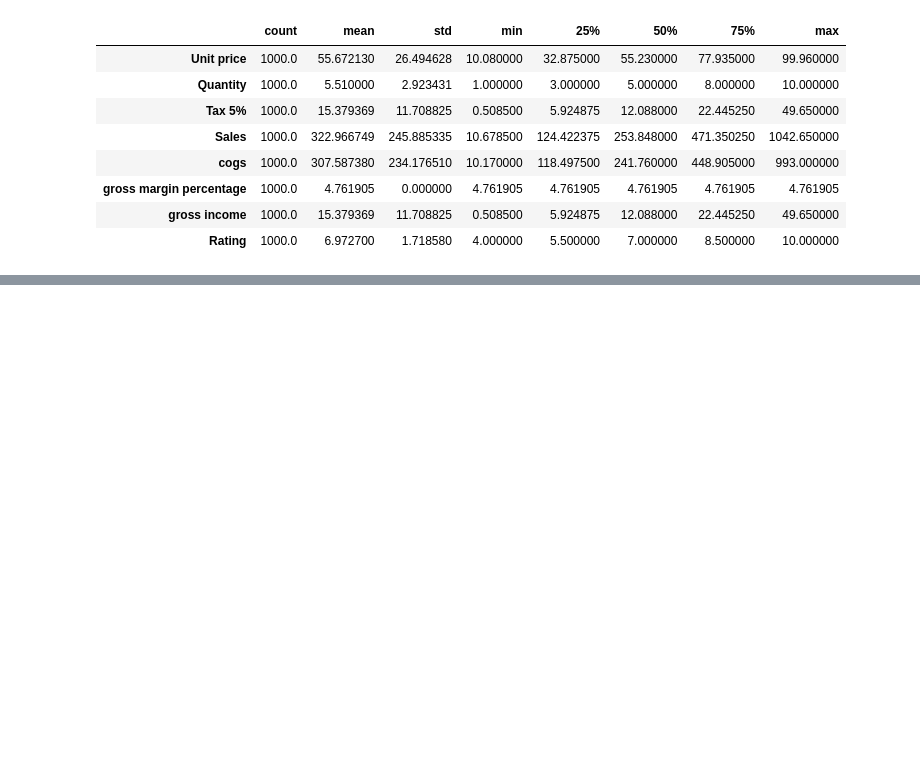
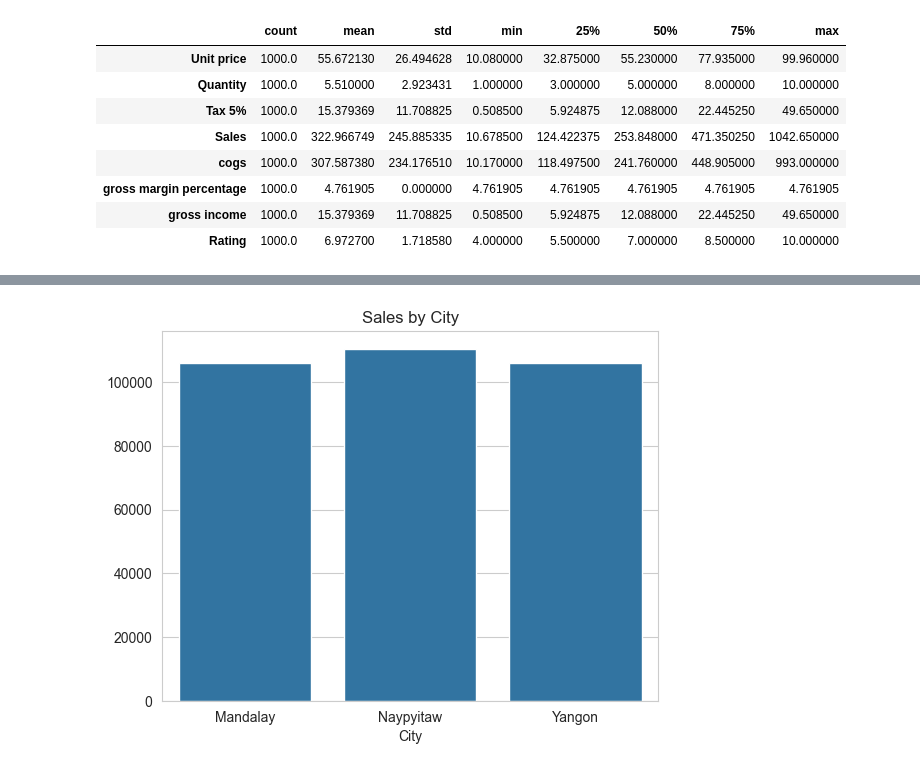
Before and after one commit to GL1TH/supermarket, a Jupyter notebook: Supermarket_project.ipynb, the cells around one changed output, grey strips where cells are left out. Cells and saved outputs as stored; diff of their text form; code cells hidden in the pictures; blank space fills up the shorter version.

```diff
--- a/Supermarket_project.ipynb
+++ b/Supermarket_project.ipynb
@@ -89,0 +160,7 @@ supermarket_cat_encoded
+# %%
+## Visualization
+sns.barplot(x=sales_city.index, y=sales_city.values)
+plt.title("Sales by City")
+plt.show()
+# %% [output]
+[figure, added]
```
Also changed, not shown: parts of 17 cells of this notebook.
